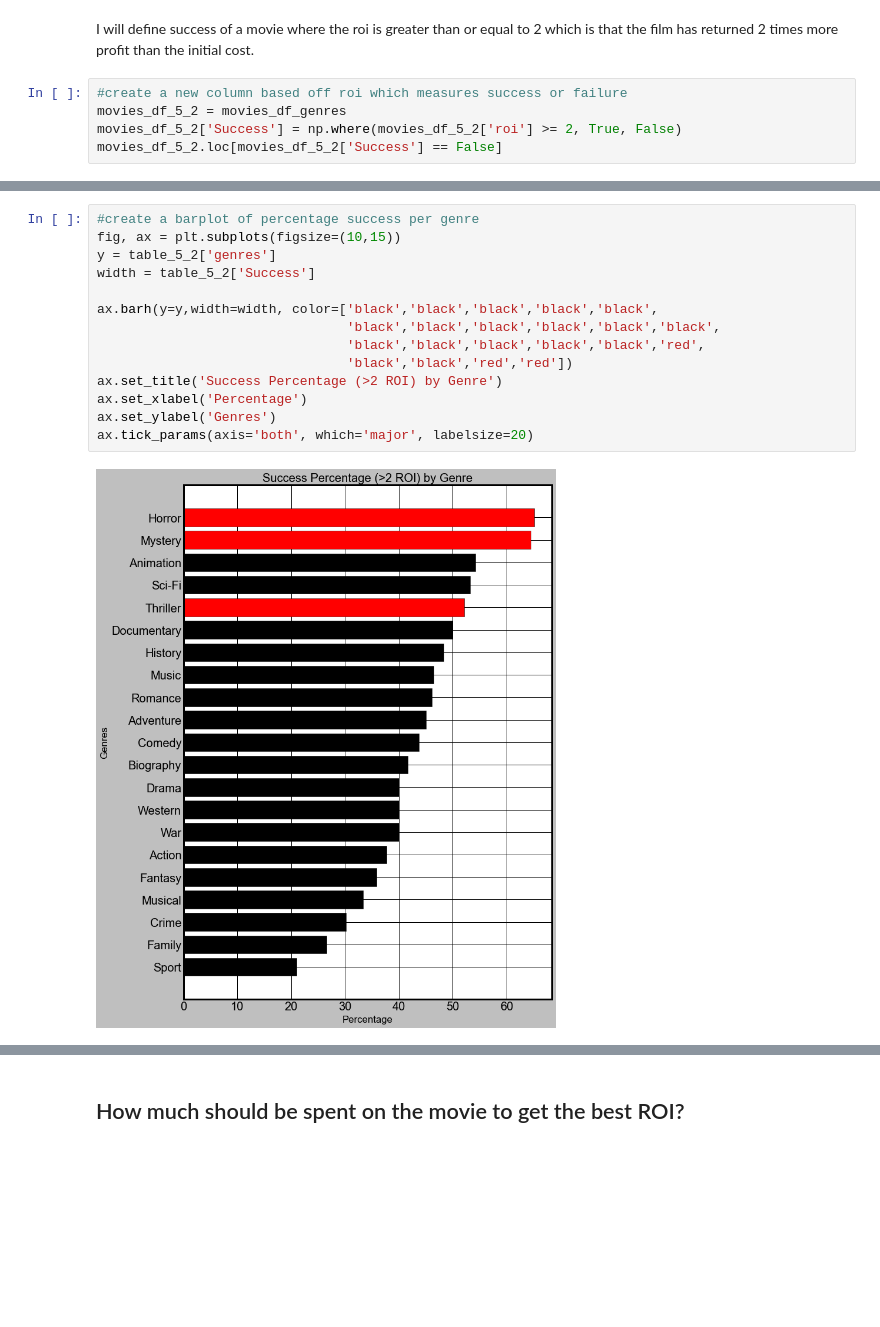
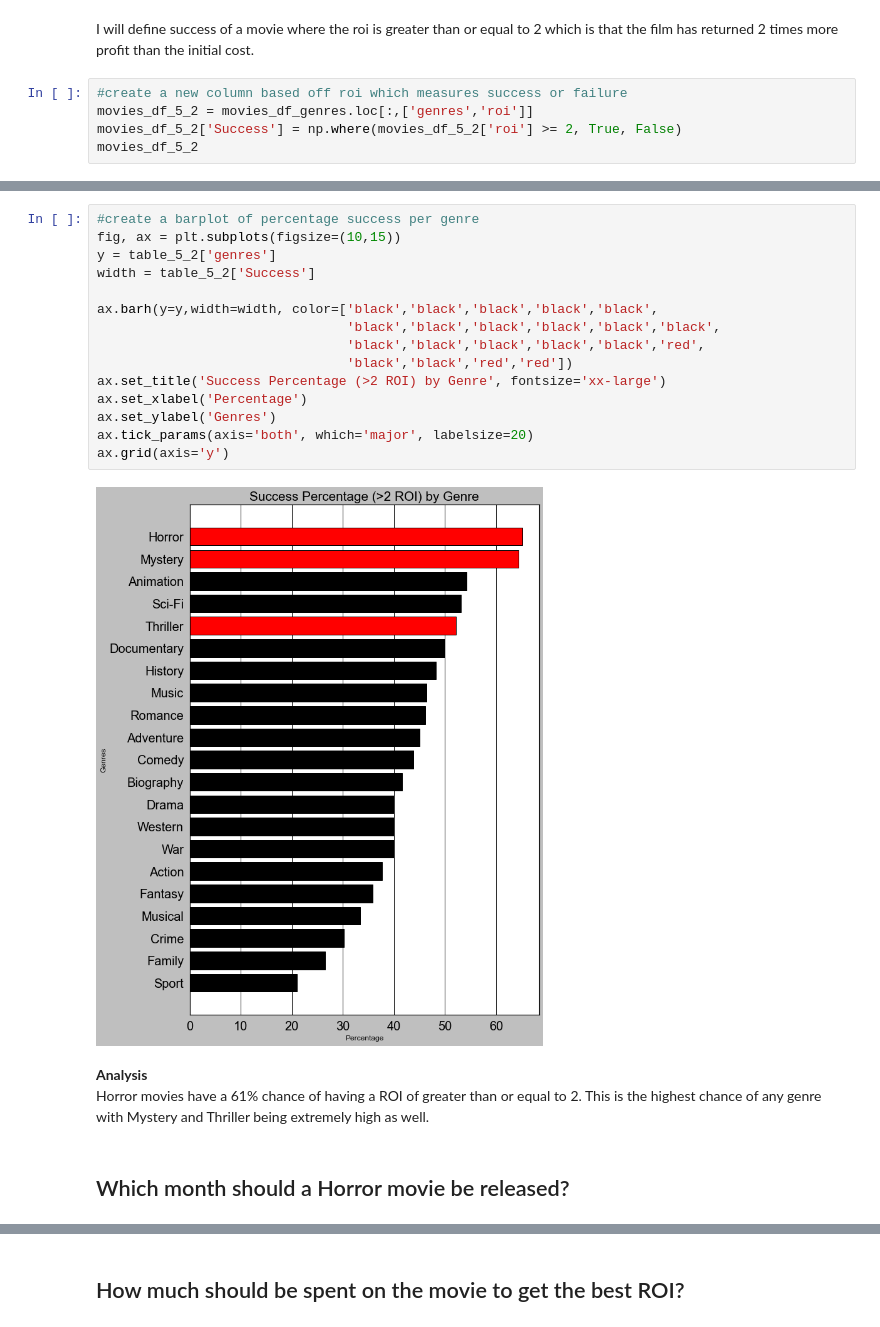
Before and after one commit to bentson1187/dsc-phase-1-project, a Jupyter notebook: Bentson, Brian Phase 1 Project.ipynb, the cells around one changed output, grey strips where cells are left out. Saved outputs shown, nothing was run; the diff lists cells and outputs as text; blank space fills up the shorter version.

```diff
--- a/Bentson, Brian Phase 1 Project.ipynb
+++ b/Bentson, Brian Phase 1 Project.ipynb
@@ -1398,7 +1434,7 @@ ax.tick_params(axis='both', which='major', labelsize=20)
 I will define success of a movie where the roi is greater than or equal to 2 which is that the film has returned 2 times more profit than the initial cost.
 # %%
 #create a new column based off roi which measures success or failure
-movies_df_5_2 = movies_df_genres
+movies_df_5_2 = movies_df_genres.loc[:,['genres','roi']]
 movies_df_5_2['Success'] = np.where(movies_df_5_2['roi'] >= 2, True, False)
-movies_df_5_2.loc[movies_df_5_2['Success'] == False]
+movies_df_5_2
 # %% [output]
@@ -1426,16 +1487,23 @@ table_5_2.loc[~table_5_2['genres'].isin(['Horror','Thriller','Mystery'])]['Succe
 # %%
 #create a barplot of percentage success per genre
 fig, ax = plt.subplots(figsize=(10,15))
 y = table_5_2['genres']
 width = table_5_2['Success']
 
 ax.barh(y=y,width=width, color=['black','black','black','black','black',
                                 'black','black','black','black','black','black',
                                 'black','black','black','black','black','red',
                                 'black','black','red','red'])
-ax.set_title('Success Percentage (>2 ROI) by Genre')
+ax.set_title('Success Percentage (>2 ROI) by Genre', fontsize='xx-large')
 ax.set_xlabel('Percentage')
 ax.set_ylabel('Genres')
 ax.tick_params(axis='both', which='major', labelsize=20)
+ax.grid(axis='y')
 # %% [output]
-[figure, old version]
+[figure, new version]
+# %% [markdown]
+**Analysis**
+<br>
+Horror movies have a 61% chance of having a ROI of greater than or equal to 2. This is the highest chance of any genre with Mystery and Thriller being extremely high as well.
+# %% [markdown]
+## Which month should a Horror movie be released?
```
Also changed, not shown: parts of 53 cells of this notebook, 1 other file.
